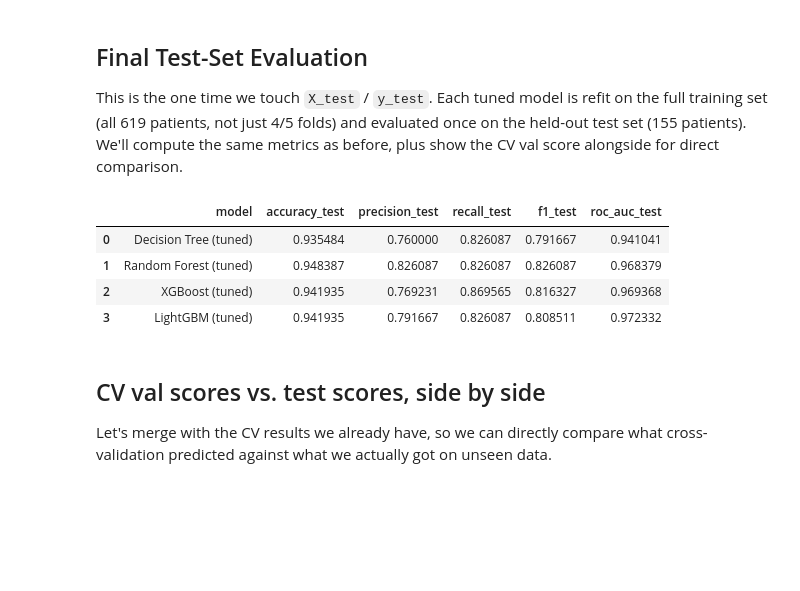
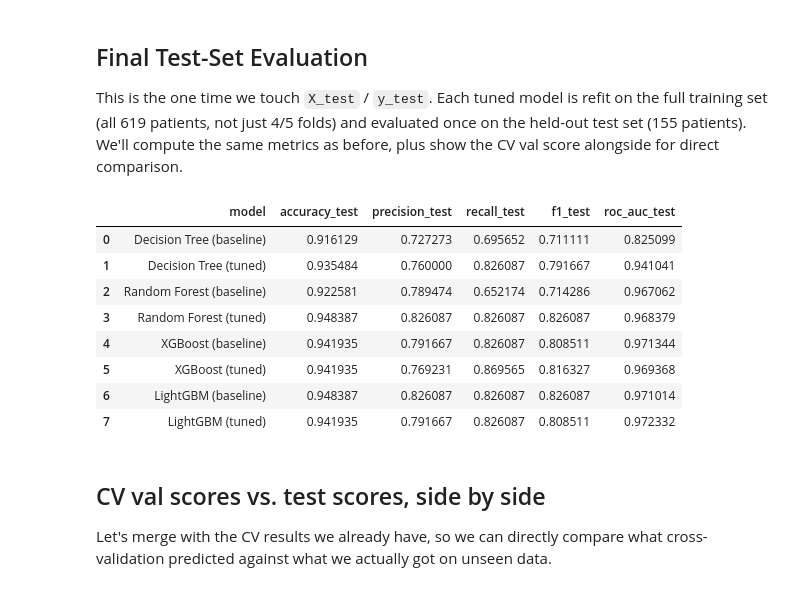
Before and after one commit to mathis-hasler/Data-Project-ML, a Jupyter notebook: Assignment_01/TBM_Clf_secondary.ipynb, the cells around one changed output. Cells and saved outputs as stored; diff of their text form; code cells hidden in the pictures; blank space fills up the shorter version.

Commit message:
Getting all evaluation metrics for all TBM (also the baseline models) and rerunning the hyperparameter tuning

```diff
--- a/Assignment_01/TBM_Clf_secondary.ipynb
+++ b/Assignment_01/TBM_Clf_secondary.ipynb
@@ -808,24 +805,32 @@ def evaluate_on_test(model, X_train, y_train, X_test, y_test, model_name="Model"
 # %%
 # Final tuned models to evaluate
 final_models = {
+    "Decision Tree (baseline)": dt_baseline,
     "Decision Tree (tuned)": best_dt,
+    "Random Forest (baseline)": rf_baseline,
     "Random Forest (tuned)": best_rf,
+    "XGBoost (baseline)": xgb_baseline,
     "XGBoost (tuned)": best_xgb,
-    "LightGBM (tuned)": best_lgbm
+    "LightGBM (baseline)": lgbm_baseline,
+    "LightGBM (tuned)": best_lgbm,
 }
 
 test_results = []
 for name, model in final_models.items():
     test_results.append(evaluate_on_test(model, X_train, y_train, X_test, y_test, model_name=name))
 
 test_results_df = pd.DataFrame(test_results)
 test_results_df
 # %% [output]
 |  | model | accuracy_test | precision_test | recall_test | f1_test | roc_auc_test |
-| 0 | Decision Tree (tuned) | 0.935484 | 0.760000 | 0.826087 | 0.791667 | 0.941041 |
-| 1 | Random Forest (tuned) | 0.948387 | 0.826087 | 0.826087 | 0.826087 | 0.968379 |
-| 2 | XGBoost (tuned) | 0.941935 | 0.769231 | 0.869565 | 0.816327 | 0.969368 |
-| 3 | LightGBM (tuned) | 0.941935 | 0.791667 | 0.826087 | 0.808511 | 0.972332 |
+| 0 | Decision Tree (baseline) | 0.916129 | 0.727273 | 0.695652 | 0.711111 | 0.825099 |
+| 1 | Decision Tree (tuned) | 0.935484 | 0.760000 | 0.826087 | 0.791667 | 0.941041 |
+| 2 | Random Forest (baseline) | 0.922581 | 0.789474 | 0.652174 | 0.714286 | 0.967062 |
+| 3 | Random Forest (tuned) | 0.948387 | 0.826087 | 0.826087 | 0.826087 | 0.968379 |
+| 4 | XGBoost (baseline) | 0.941935 | 0.791667 | 0.826087 | 0.808511 | 0.971344 |
+| 5 | XGBoost (tuned) | 0.941935 | 0.769231 | 0.869565 | 0.816327 | 0.969368 |
+| 6 | LightGBM (baseline) | 0.948387 | 0.826087 | 0.826087 | 0.826087 | 0.971014 |
+| 7 | LightGBM (tuned) | 0.941935 | 0.791667 | 0.826087 | 0.808511 | 0.972332 |
 # %% [markdown]
 ## CV val scores vs. test scores, side by side
 
```
Also changed, not shown: parts of 1 cell of this notebook, 1 other file.
